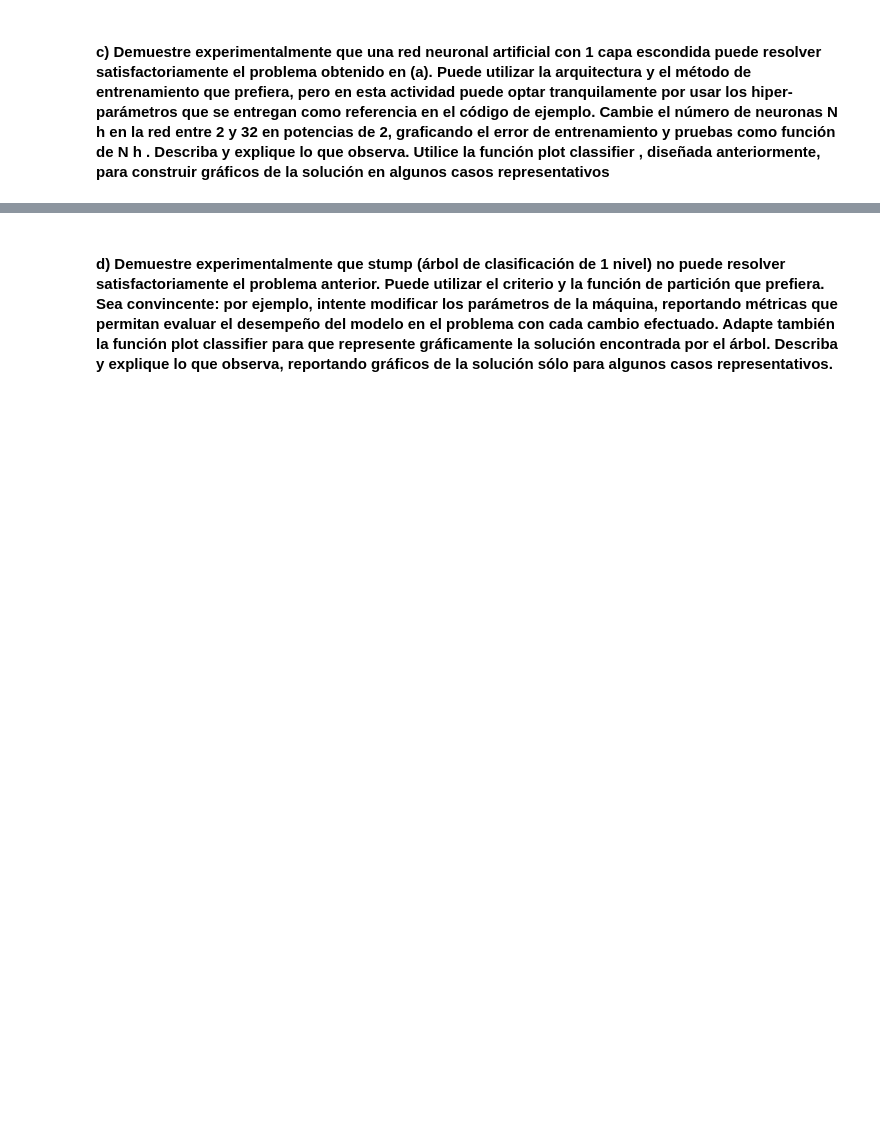
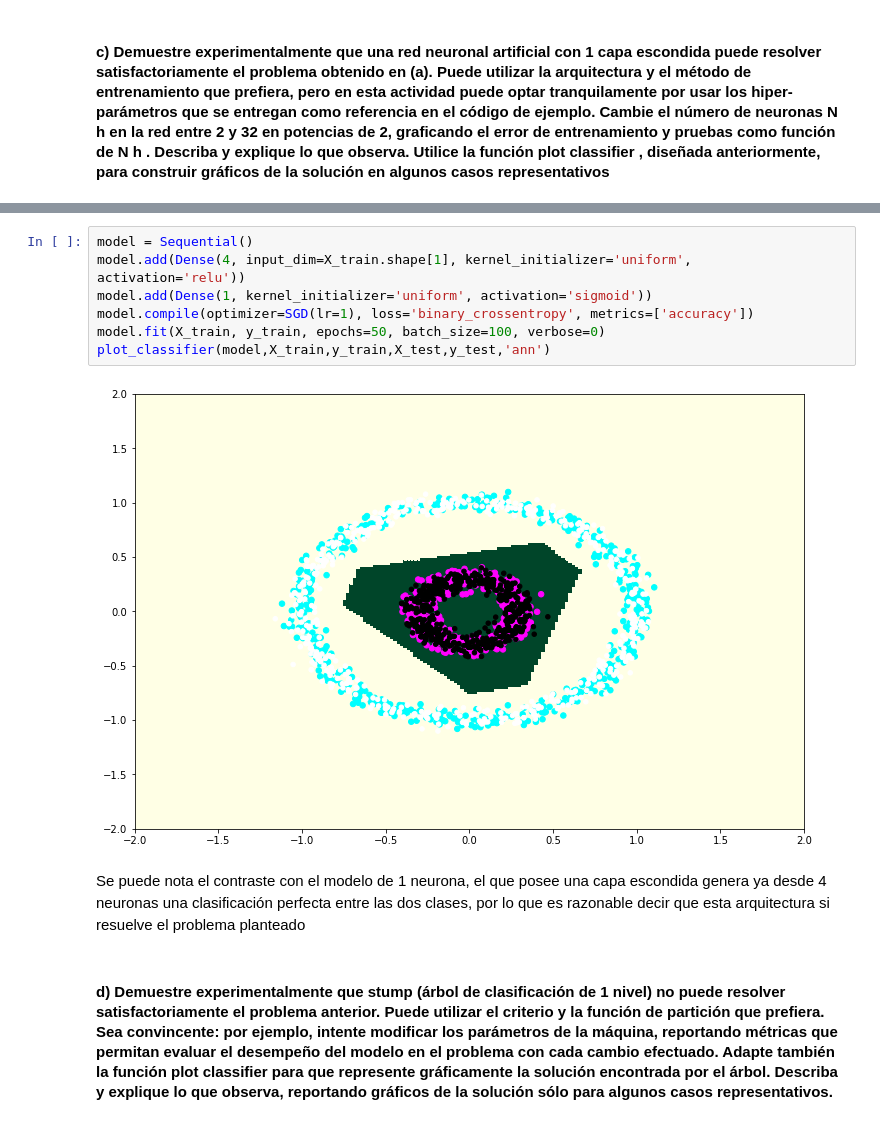
Before and after one commit to Caimapo/MachineLearning2017-02, a Jupyter notebook: Tarea 3/Parte 1.ipynb, the cells around one changed output, grey strips where cells are left out. Cells and saved outputs as stored; diff of their text form; blank space fills up the shorter version.

```diff
--- a/Tarea 3/Parte 1.ipynb
+++ b/Tarea 3/Parte 1.ipynb
@@ -223,5 +241,16 @@ plt.show()
 
  Test Accuracy = 1.0, n=4
 [figure]
+# %%
+model = Sequential()
+model.add(Dense(4, input_dim=X_train.shape[1], kernel_initializer='uniform', activation='relu'))
+model.add(Dense(1, kernel_initializer='uniform', activation='sigmoid'))
+model.compile(optimizer=SGD(lr=1), loss='binary_crossentropy', metrics=['accuracy'])
+model.fit(X_train, y_train, epochs=50, batch_size=100, verbose=0)
+plot_classifier(model,X_train,y_train,X_test,y_test,'ann')
+# %% [output]
+[figure, added]
+# %% [markdown]
+Se puede nota el contraste con el modelo de 1 neurona, el que posee una capa escondida genera ya desde 4 neuronas una clasificación perfecta entre las dos clases, por lo que es razonable decir que esta arquitectura si resuelve el problema planteado
 # %% [markdown]
 #### d) Demuestre experimentalmente que stump (árbol de clasificación de 1 nivel) no puede resolver satisfactoriamente el problema anterior. Puede utilizar el criterio y la función de partición que prefiera. Sea convincente:  por  ejemplo,  intente  modificar  los  parámetros  de  la  máquina,  reportando  métricas  que permitan evaluar el desempeño del modelo en el problema con cada cambio efectuado. Adapte también la función plot classifier para que represente gráficamente la solución encontrada por el árbol. Describa y explique lo que observa, reportando gráficos de la solución sólo para algunos casos representativos.
```
Also changed, not shown: parts of 26 cells of this notebook, 1 other file.
